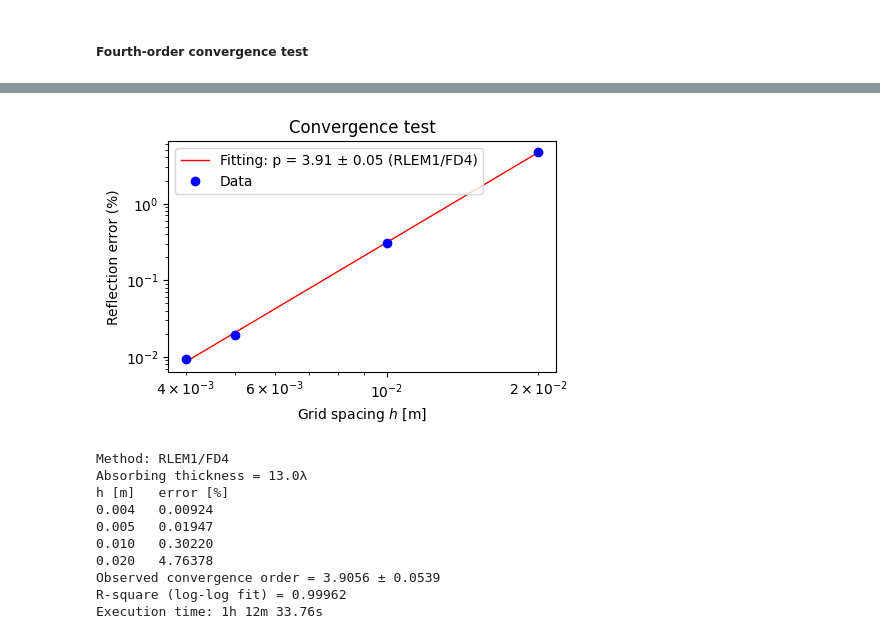
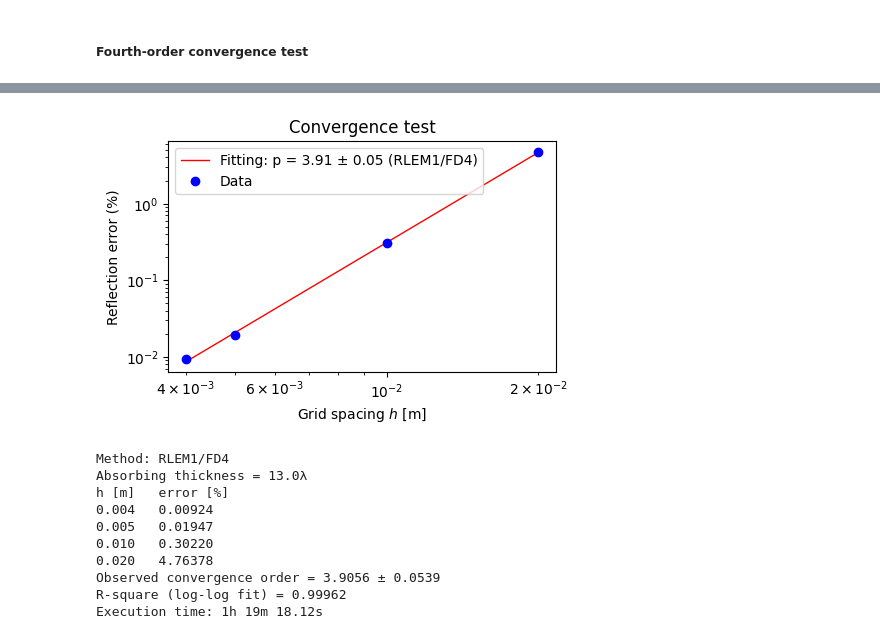
Before and after one commit to chaiwoot/PyHelmholtz, a Jupyter notebook: examples/example1.ipynb, the cells around one changed output, grey strips where cells are left out. Drawn from its saved outputs; the diff is of its cells as text; code cells hidden in the pictures.

```diff
--- a/examples/example1.ipynb
+++ b/examples/example1.ipynb
@@ -343,21 +352,23 @@ Execution time: 0h 3m 6.82s
-# %%
-# Ren-Liu and first-order Engquish-Majda hybird method with fourth-order finite difference
-# requires a large thickness (n) to achieve near fourth-order accuracy, which consumes significant computational resources
-
-# 3.8044 ± 0.1196 [thickness_scale=10] execution time: 40 mins + use MUMPS)
-# 3.8818 ± 0.0699 [thickness_scale=12](execution time: 1h 25m + use MUMPS)
-compute_convergence_rate(h_array, fd_order=4, abm_name="RLEM1", thickness_scale=13.0) # 3.9056 ± 0.0539 (execution time 1h 12m + use MUMPS)
-# %% [output]
-[figure, removed]
-Method: RLEM1/FD4
-Absorbing thickness = 13.0λ
-h [m]   error [%]
-0.004   0.00924
-0.005   0.01947
-0.010   0.30220
-0.020   4.76378
-Observed convergence order = 3.9056 ± 0.0539
-R-square (log-log fit) = 0.99962
-Execution time: 1h 12m 33.76s
+# %%
+# Ren-Liu and first-order Engquish-Majda hybird method with fourth-order finite difference
+# requires a large thickness (n) to achieve near fourth-order accuracy, which consumes significant computational resources
+
+# 3.8044 ± 0.1196 [Absorbing thickness = 10λ]
+# 3.8818 ± 0.0699 [Absorbing thickness = 12λ]
+
+# Solved using MUMPS on 12 cores
+compute_convergence_rate(h_array, fd_order=4, abm_name="RLEM1", thickness_scale=13.0, nprocs=12) # 3.9056 ± 0.0539 (execution time 1h 19m + use MUMPS 2 cores)
+# %% [output]
+[figure, added]
+Method: RLEM1/FD4
+Absorbing thickness = 13.0λ
+h [m]   error [%]
+0.004   0.00924
+0.005   0.01947
+0.010   0.30220
+0.020   4.76378
+Observed convergence order = 3.9056 ± 0.0539
+R-square (log-log fit) = 0.99962
+Execution time: 1h 19m 18.12s
 # %%
 # PML methods with fourth-order finite difference
```
Also changed, not shown: parts of 9 cells of this notebook.
